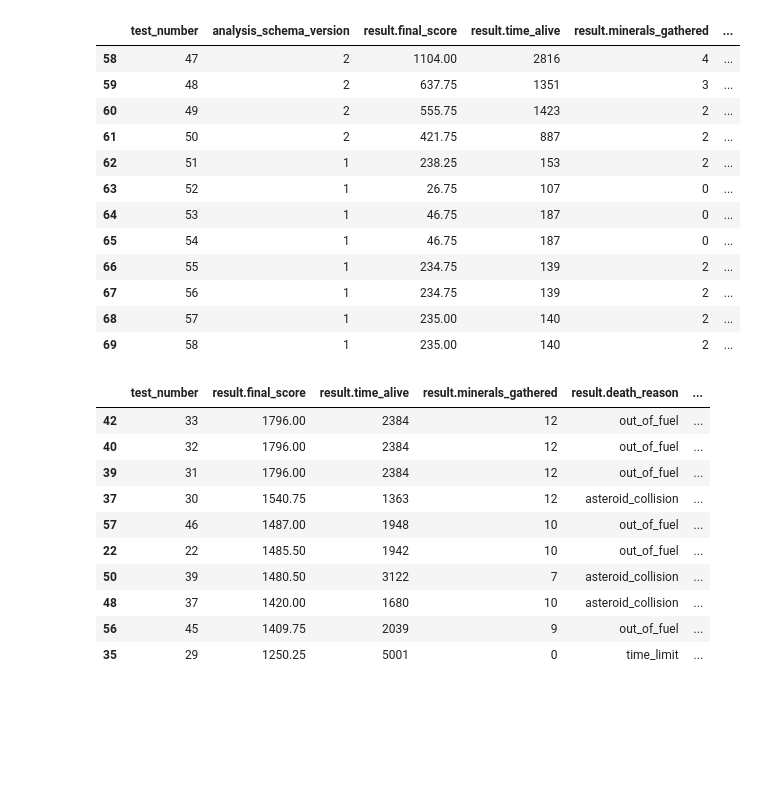
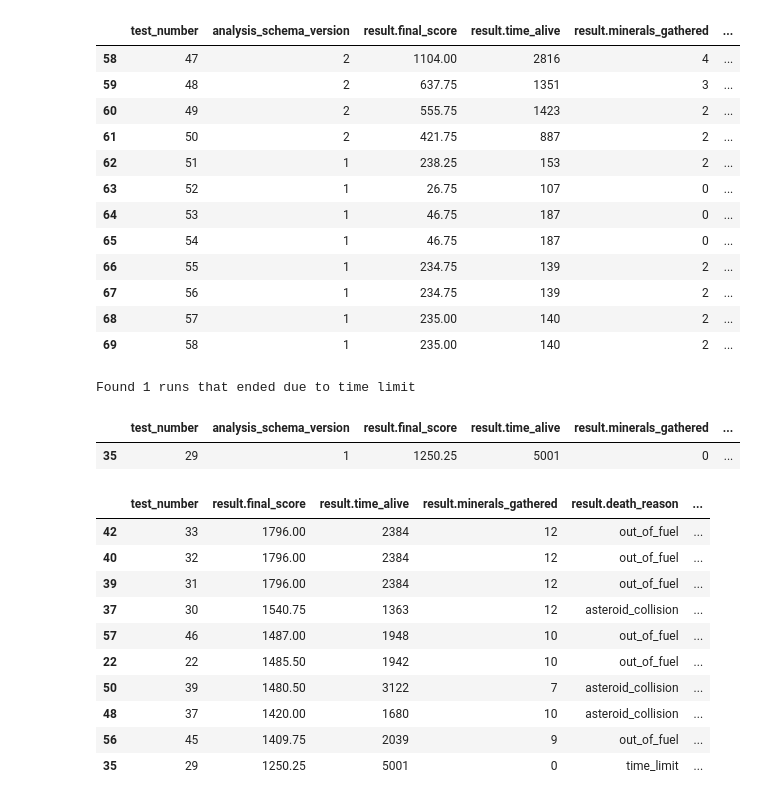
Before and after one commit to Sui-nyan/Soft-Computing, a Jupyter notebook: AS4_space-miner/test_artifact_analysis.ipynb, the cells around one changed output. Cells and saved outputs as stored; diff of their text form; code cells hidden in the pictures; blank space fills up the shorter version.

```diff
--- a/AS4_space-miner/test_artifact_analysis.ipynb
+++ b/AS4_space-miner/test_artifact_analysis.ipynb
@@ -192,6 +192,15 @@ Name: count, dtype: int64
 | 67 | 56 | 1 | 234.75 | 139 | 2 | ... |
 | 68 | 57 | 1 | 235.00 | 140 | 2 | ... |
 | 69 | 58 | 1 | 235.00 | 140 | 2 | ... |
+# %%
+# get entries with death_reason "time_limit"
+time_limit_df = df[df["result.death_reason"] == "time_limit"]
+print(f"Found {len(time_limit_df)} runs that ended due to time limit")
+display(time_limit_df[existing].tail(12))
+# %% [output]
+Found 1 runs that ended due to time limit
+|  | test_number | analysis_schema_version | result.final_score | result.time_alive | result.minerals_gathered | ... |
+| 35 | 29 | 1 | 1250.25 | 5001 | 0 | ... |
 # %%
 fig, axes = plt.subplots(1, 2, figsize=(12, 4))
 sns.histplot(df["result.final_score"], bins=min(12, max(3, len(df) // 3)), kde=True, ax=axes[0])
```
Also changed, not shown: 2 other files.
